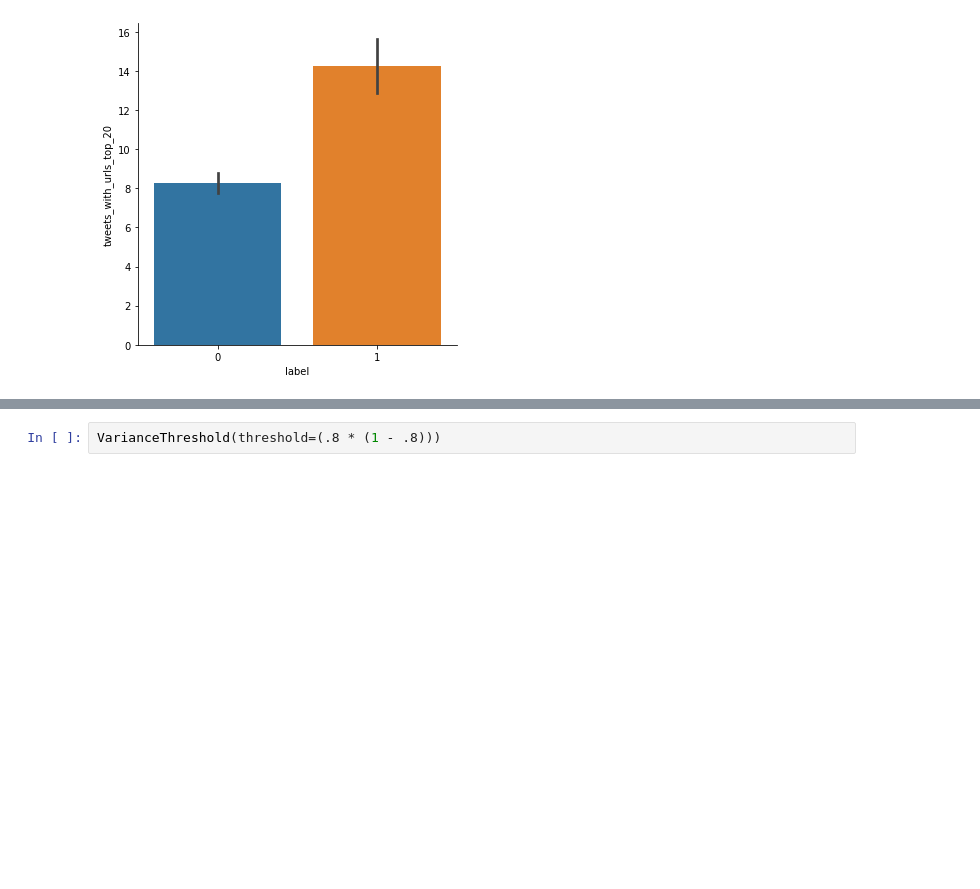
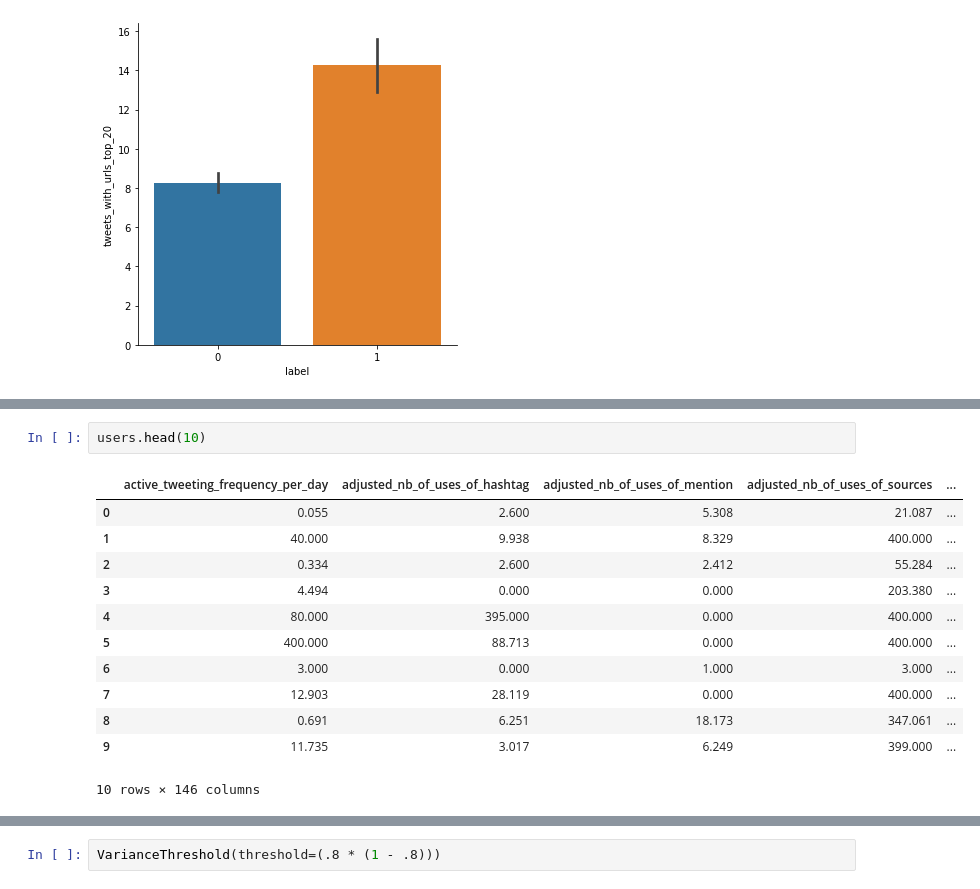
Before and after one commit to AbouOpenSource/Twitter-Analysis, a Jupyter notebook: main.ipynb, the cells around one changed output, grey strips where cells are left out. Drawn from its saved outputs; the diff is of its cells as text; blank space fills up the shorter version.

```diff
--- a/main.ipynb
+++ b/main.ipynb
@@ -218,0 +349,15 @@ sb.pairplot(data = users, hue="species")
+# %%
+users.head(10)
+# %% [output]
+|  | active_tweeting_frequency_per_day | adjusted_nb_of_uses_of_hashtag | adjusted_nb_of_uses_of_mention | adjusted_nb_of_uses_of_sources | ... |
+| 0 | 0.055 | 2.600 | 5.308 | 21.087 | ... |
+| 1 | 40.000 | 9.938 | 8.329 | 400.000 | ... |
+| 2 | 0.334 | 2.600 | 2.412 | 55.284 | ... |
+| 3 | 4.494 | 0.000 | 0.000 | 203.380 | ... |
+| 4 | 80.000 | 395.000 | 0.000 | 400.000 | ... |
+| 5 | 400.000 | 88.713 | 0.000 | 400.000 | ... |
+| 6 | 3.000 | 0.000 | 1.000 | 3.000 | ... |
+| 7 | 12.903 | 28.119 | 0.000 | 400.000 | ... |
+| 8 | 0.691 | 6.251 | 18.173 | 347.061 | ... |
+| 9 | 11.735 | 3.017 | 6.249 | 399.000 | ... |
+10 rows × 146 columns
```
Also changed, not shown: parts of 18 cells of this notebook.
